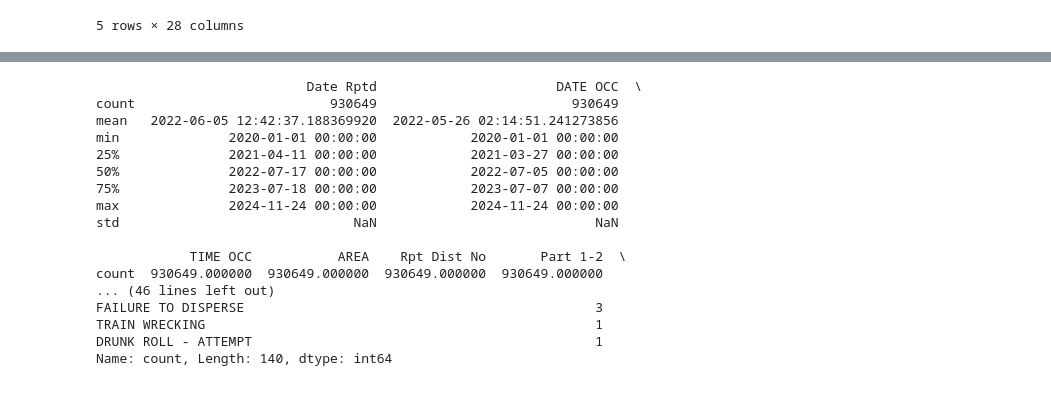
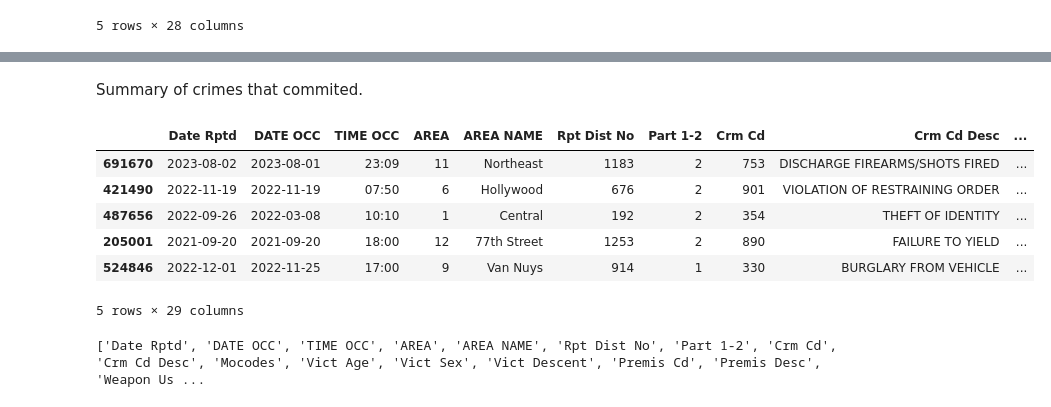
Before and after one commit to MalakaSupun/Crime-Data-Analysis-of-LAPD, a Jupyter notebook: Clean_Data.ipynb, the cells around one changed output, grey strips where cells are left out. Drawn from its saved outputs; the diff is of its cells as text; code cells hidden in the pictures.

Commit message:
Update full data_cleaning code test_01

```diff
--- a/Clean_Data.ipynb
+++ b/Clean_Data.ipynb
@@ -25,0 +48,9 @@ df = Org_data.dropna(subset=['LAT', 'LON'])
+# %%
+# Filter rows where both LAT and LON are 0
+zero_values = Org_data[(Org_data['LAT'] == 0) & (Org_data['LON'] == 0)]
+
+# Display the rows
+# print(zero_values)
+zero_count = zero_values.shape[0]
+print(f"Number of rows with LAT and LON as 0,0: {zero_count}")
+df = Org_data[~((Org_data['LAT'] == 0) & (Org_data['LON'] == 0))]
@@ -36,2 +116,3 @@ df['Month'] = df['DATE OCC'].dt.month
 # %%
-df['Vict Sex'] = df['Vict Sex'].map({'M': 0, 'F': 1, 'X': 2})  # 'X' for unknown
+df['Vict Sex'] = df['Vict Sex'].map({'M': 0, 'F': 1, 'X': 2}).fillna(3) # 'X' for unknown
+df['Vict Sex']
@@ -42,0 +129,12 @@ df = df.drop_duplicates()
+# %%
+# Function to convert TIME OCC (e.g., 630, 2130) to HH:MM format
+def convert_time(time):
+    time = f"{int(time):04}"  # Ensures time is zero-padded (e.g., 630 -> 0630)
+    return f"{time[:2]}:{time[2:]}"  # Returns in 'HH:MM' format
+
+# Combine DATE OCC and TIME OCC into a single datetime column
+df['TIME OCC'] = df['TIME OCC'].apply(convert_time)
+df['Date/Time'] = pd.to_datetime(df['DATE OCC'].astype(str) + ' ' + df['TIME OCC'], format='%Y-%m-%d %H:%M')
+
+# Display the result
+# print(df[['DATE OCC', 'TIME OCC', 'Date/Time']].head())
@@ -43,21 +170,18 @@ df = df.drop_duplicates()
+# %% [markdown]
+Summary of crimes that commited.
 # %%
-print(df.describe())
-print(df['Crm Cd Desc'].value_counts())
+# print(df['Crm Cd Desc'].value_counts())
-# %% [output]
-                           Date Rptd                       DATE OCC  \
-count                         930649                         930649
-mean   2022-06-05 12:42:37.188369920  2022-05-26 02:14:51.241273856
-min              2020-01-01 00:00:00            2020-01-01 00:00:00
-25%              2021-04-11 00:00:00            2021-03-27 00:00:00
-50%              2022-07-17 00:00:00            2022-07-05 00:00:00
-75%              2023-07-18 00:00:00            2023-07-07 00:00:00
-max              2024-11-24 00:00:00            2024-11-24 00:00:00
-std                              NaN                            NaN
-
-            TIME OCC           AREA    Rpt Dist No       Part 1-2  \
-count  930649.000000  930649.000000  930649.000000  930649.000000
-... (46 lines left out)
-FAILURE TO DISPERSE                                             3
-TRAIN WRECKING                                                  1
-DRUNK ROLL - ATTEMPT                                            1
-Name: count, Length: 140, dtype: int64
+# %%
+df.sample(2)
+# %% [output]
+|  | Date Rptd | DATE OCC | TIME OCC | AREA | AREA NAME | Rpt Dist No | Part 1-2 | Crm Cd | Crm Cd Desc | ... |
+| 691670 | 2023-08-02 | 2023-08-01 | 23:09 | 11 | Northeast | 1183 | 2 | 753 | DISCHARGE FIREARMS/SHOTS FIRED | ... |
+| 421490 | 2022-11-19 | 2022-11-19 | 07:50 | 6 | Hollywood | 676 | 2 | 901 | VIOLATION OF RESTRAINING ORDER | ... |
+| 487656 | 2022-09-26 | 2022-03-08 | 10:10 | 1 | Central | 192 | 2 | 354 | THEFT OF IDENTITY | ... |
+| 205001 | 2021-09-20 | 2021-09-20 | 18:00 | 12 | 77th Street | 1253 | 2 | 890 | FAILURE TO YIELD | ... |
+| 524846 | 2022-12-01 | 2022-11-25 | 17:00 | 9 | Van Nuys | 914 | 1 | 330 | BURGLARY FROM VEHICLE | ... |
+5 rows × 29 columns
+# %%
+print(list(df.columns))
+# %% [output]
+['Date Rptd', 'DATE OCC', 'TIME OCC', 'AREA', 'AREA NAME', 'Rpt Dist No', 'Part 1-2', 'Crm Cd', 'Crm Cd Desc', 'Mocodes', 'Vict Age', 'Vict Sex', 'Vict Descent', 'Premis Cd', 'Premis Desc', 'Weapon Us ...
```
Also changed, not shown: parts of 25 cells of this notebook.
